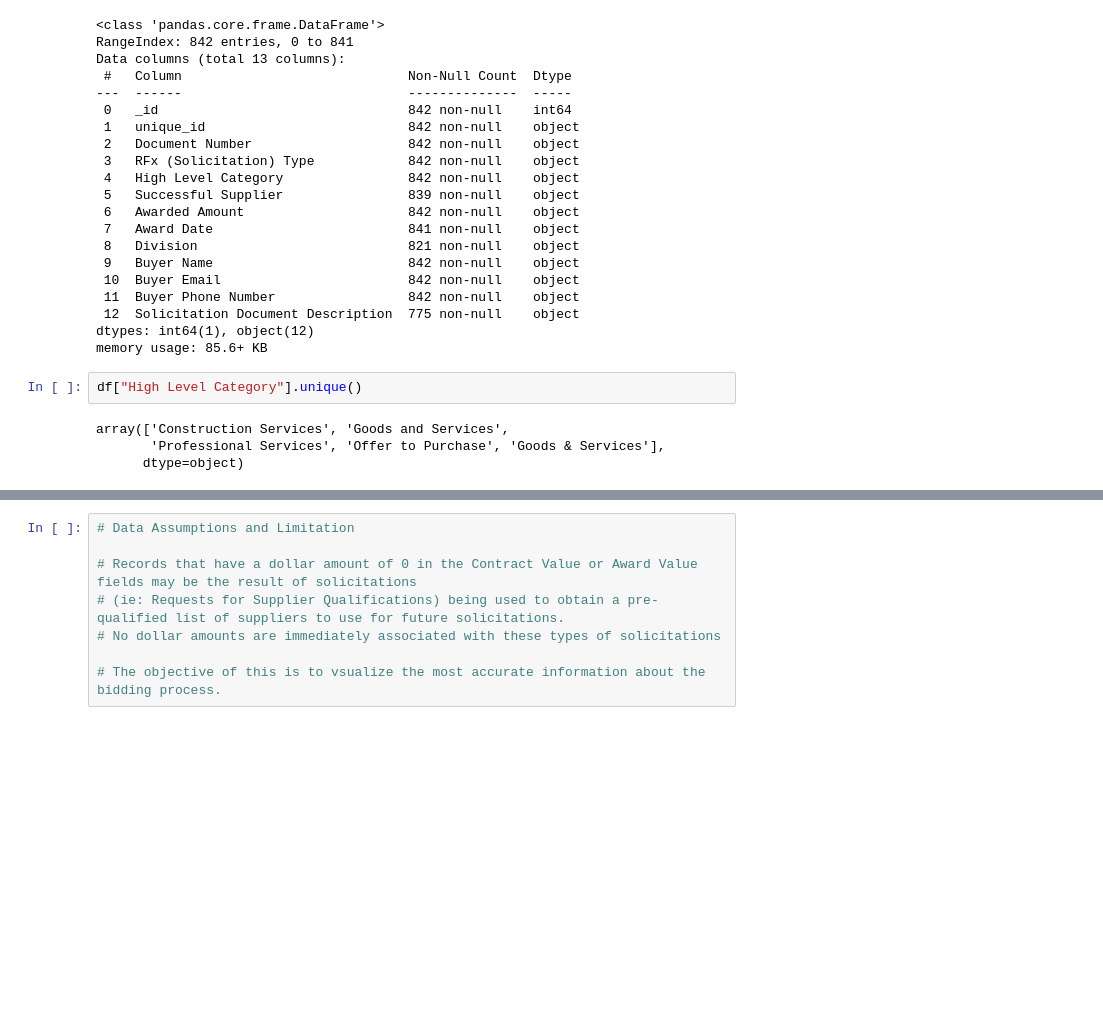
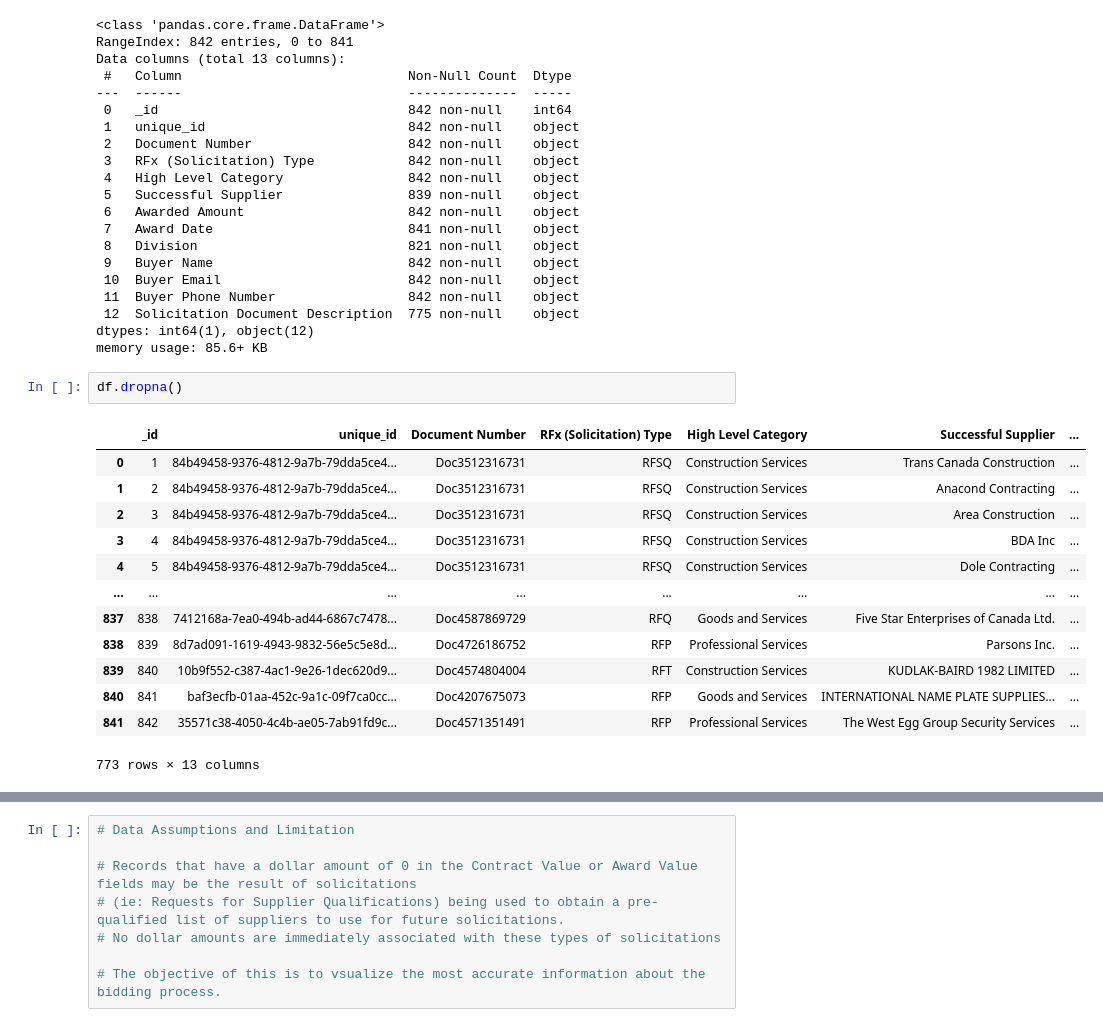
Before and after one commit to jcpeinado/visualization, a Jupyter notebook: 02_activities/assignments/toronto_awarded_contracts.ipynb, the cells around one changed output, grey strips where cells are left out. Saved outputs shown, nothing was run; the diff lists cells and outputs as text; blank space fills up the shorter version.

```diff
--- a/02_activities/assignments/toronto_awarded_contracts.ipynb
+++ b/02_activities/assignments/toronto_awarded_contracts.ipynb
@@ -38,9 +40,19 @@ Data columns (total 13 columns):
  12  Solicitation Document Description  775 non-null    object
 dtypes: int64(1), object(12)
 memory usage: 85.6+ KB
-# %%
-df["High Level Category"].unique()
-# %% [output]
-array(['Construction Services', 'Goods and Services',
-       'Professional Services', 'Offer to Purchase', 'Goods & Services'],
-      dtype=object)
+# %%
+df.dropna()
+# %% [output]
+|  | _id | unique_id | Document Number | RFx (Solicitation) Type | High Level Category | Successful Supplier | ... |
+| 0 | 1 | 84b49458-9376-4812-9a7b-79dda5ce4... | Doc3512316731 | RFSQ | Construction Services | Trans Canada Construction | ... |
+| 1 | 2 | 84b49458-9376-4812-9a7b-79dda5ce4... | Doc3512316731 | RFSQ | Construction Services | Anacond Contracting | ... |
+| 2 | 3 | 84b49458-9376-4812-9a7b-79dda5ce4... | Doc3512316731 | RFSQ | Construction Services | Area Construction | ... |
+| 3 | 4 | 84b49458-9376-4812-9a7b-79dda5ce4... | Doc3512316731 | RFSQ | Construction Services | BDA Inc | ... |
+| 4 | 5 | 84b49458-9376-4812-9a7b-79dda5ce4... | Doc3512316731 | RFSQ | Construction Services | Dole Contracting | ... |
+| ... | ... | ... | ... | ... | ... | ... | ... |
+| 837 | 838 | 7412168a-7ea0-494b-ad44-6867c7478... | Doc4587869729 | RFQ | Goods and Services | Five Star Enterprises of Canada Ltd. | ... |
+| 838 | 839 | 8d7ad091-1619-4943-9832-56e5c5e8d... | Doc4726186752 | RFP | Professional Services | Parsons Inc. | ... |
+| 839 | 840 | 10b9f552-c387-4ac1-9e26-1dec620d9... | Doc4574804004 | RFT | Construction Services | KUDLAK-BAIRD 1982 LIMITED | ... |
+| 840 | 841 | baf3ecfb-01aa-452c-9a1c-09f7ca0cc... | Doc4207675073 | RFP | Goods and Services | INTERNATIONAL NAME PLATE SUPPLIES... | ... |
+| 841 | 842 | 35571c38-4050-4c4b-ae05-7ab91fd9c... | Doc4571351491 | RFP | Professional Services | The West Egg Group Security Services | ... |
+773 rows × 13 columns
```
Also changed, not shown: parts of 11 cells of this notebook.
